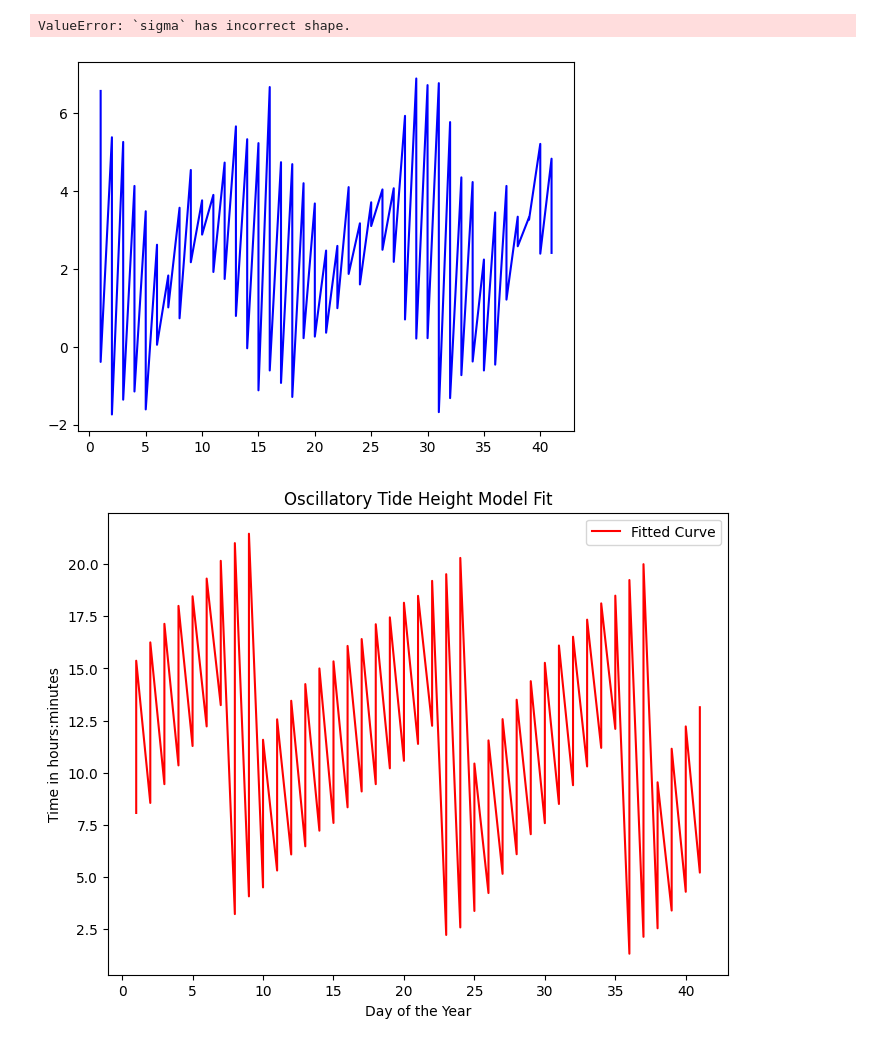
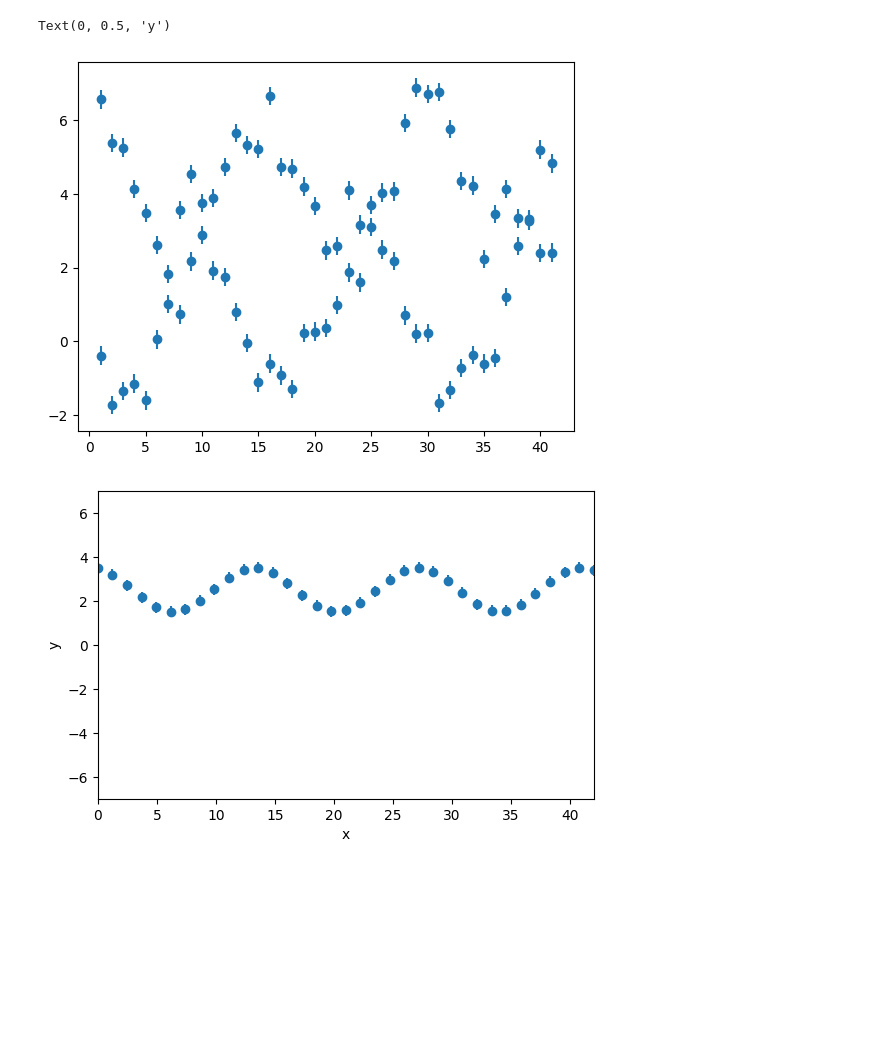
Before and after one commit to lily-wohlstadter/astr19groupproject, a Jupyter notebook: Group Project.ipynb, the cells around one changed output. Saved outputs shown, nothing was run; the diff lists cells and outputs as text; code cells hidden in the pictures; blank space fills up the shorter version.

```diff
--- a/Group Project.ipynb
+++ b/Group Project.ipynb
@@ -13,53 +39,26 @@ with open('ASTR19_S22_group_project_data.txt') as f:
 # %%
-#function
-#def f_line(x,a,b):
-    #return a*np.exp(-1*b*x**2)
-
-def f_line(t, A, omega, phi, C):
-    return A* np.sin(omega * t + phi) + C
-
-#convert strings to floats
-def convert_strings_to_floats(input_array):
-    output_array = []
-    for element in input_array:
-        converted_float = float(element)
-        output_array.append(converted_float)
-    return output_array
-
-#replace char ':' with '.'
-bad_chars = [';', ':', '!', "*", " "]
-
-for i in range(len(y)):
-    for j in bad_chars:
-       y[i]= y[i].replace(j, '.')
-
 #convert y into floats
+y = replace_bad_chars(y)
 y = convert_strings_to_floats(y)
 
-params, parmas_cov = optimize.curve_fit(f_line,x,y, p0 = 1.0, sigma=0.25)
+# plot error bar with the uncertainty 0.25
+plt.errorbar(x,z,0.25,fmt='o')
 
-fit_curve = f_line(x, *params)
+x_1 = np.linspace(0.,42, 35)
+a = 4.0
+b = 2.2
+c = 2.5
+sig = 0.25
+
+#plot figure
+y_1 = np.sin((x_1+a)/b) + c
+y_err = np.full(35, sig)
+f = plt.figure().set_figheight(4)
+plt.axis([0,42,-7,7])
+plt.errorbar(x_1,y_1,yerr=y_err,fmt='o')
+plt.xlabel('x')
+plt.ylabel('y')
 # %% [output]
-ValueError: `sigma` has incorrect shape.
+Text(0, 0.5, 'y')
+[figure, added]
+[figure, added]
-# %%
-plt.plot(x,z, label='Data', color='blue')
-
-# Plot the data and the fitted curve
-plt.figure(figsize=(8, 6))
-#plt.errorbar(x, y, yerr=0.25, fmt='o', label='Data with Error Bars')
-plt.plot(x, y, label='Fitted Curve', color='red')
-
-# Add labels and title
-plt.xlabel("Day of the Year")
-plt.ylabel("Time in hours:minutes")
-plt.title('Oscillatory Tide Height Model Fit')
-plt.legend()
-
-#save the figure as a PDF
-plt.savefig("group_prj_plot.PDF", bbox_inches="tight",facecolor="blue")
-
-# Show the plot
-plt.show()
-# %% [output]
-[figure, removed]
-[figure, removed]
```
Also changed, not shown: parts of 4 cells of this notebook.
